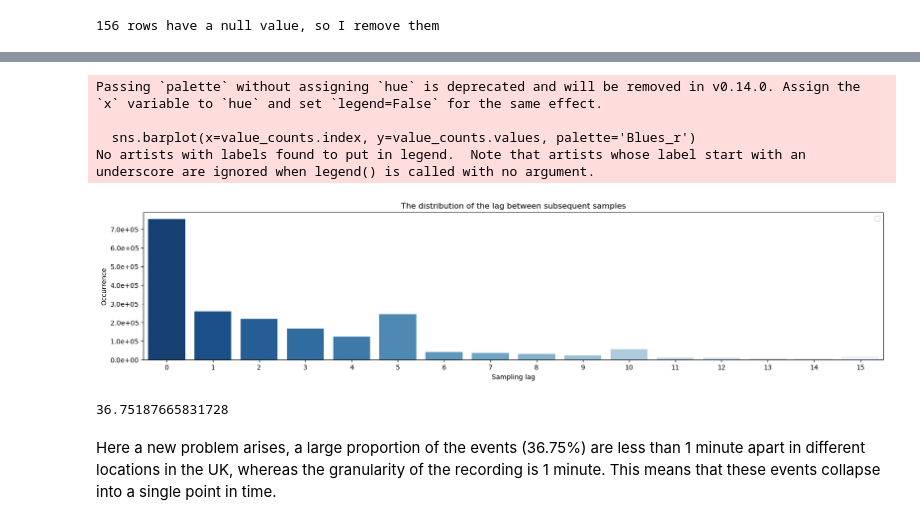
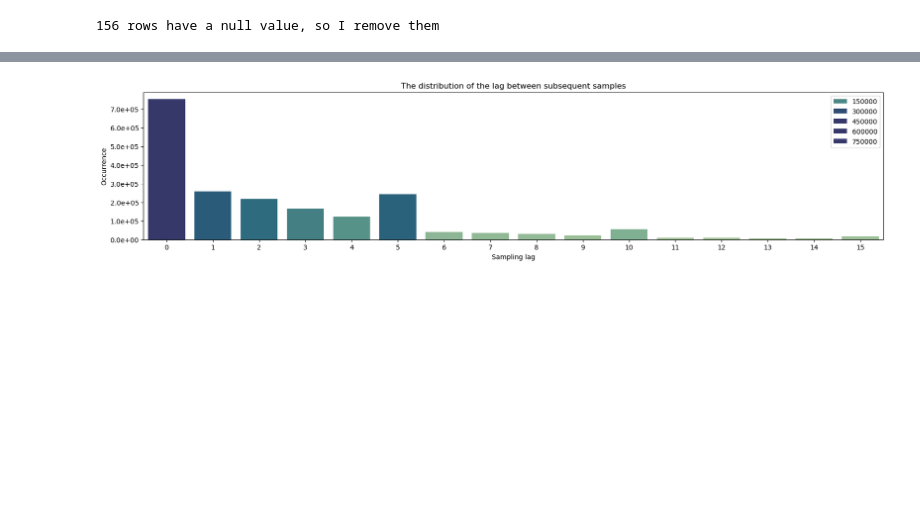
Before and after one commit to fedeStaffo/UK-Traffic-Accidents-Classification-Clustering-TimeSeries, a Jupyter notebook: time_series_analysis/time_series_analysis.ipynb, the cells around one changed output, grey strips where cells are left out. Cells and saved outputs as stored; diff of their text form; code cells hidden in the pictures; blank space fills up the shorter version.

```diff
--- a/time_series_analysis/time_series_analysis.ipynb
+++ b/time_series_analysis/time_series_analysis.ipynb
@@ -37,13 +44,18 @@ However, there's still the problem of daylight savings time, which causes some i
 # %%
-DATASET_NAME='Accident_Information.csv'
+DATASET_NAME = 'Accident_Information'
+USE_CACHED = True
 # %%
-df_original = pd.read_csv(os.path.join('../dataset', DATASET_NAME), low_memory=False)
+df_original = pd.read_csv(f'../dataset/{DATASET_NAME}{'[time_series]'if USE_CACHED else ''}.csv', low_memory=False)
 # %%
-df = (
-    df_original[['Accident_Severity', 'Date', 'Time']]
+df = df_original if USE_CACHED else (
+    df_original[['Accident_Severity', 'Date', 'Time',
+                 'Number_of_Casualties', 'Number_of_Vehicles']]
     .assign(timestamp=pd.to_datetime(df_original['Date'] + ' ' + df_original['Time']))
     .drop(columns=['Date', 'Time'])
 )
+df['timestamp'] = pd.to_datetime(df['timestamp'])
+df=df.rename({'Number_of_Casualties': 'number_of_casualties',
+          'Number_of_Vehicles': 'number_of_vehicles'}, axis='columns')
 # %%
 f'Original size = {df_original.size/1024 **
                    2:.2f} MB', f'Pruned size = {df.size/1024**2:.2f} MB'
@@ -69,26 +70,15 @@ df.describe()
 # %%
 df = df.sort_values(by='timestamp')
 df['step'] = (df['timestamp'].diff().dt.total_seconds() / 60).fillna(0)
 value_counts = df[df['step'] <= 15]['step'].value_counts().sort_index()
 
 plt.figure(figsize=(20, 4))
-sns.barplot(x=value_counts.index, y=value_counts.values, palette='Blues_r')
+sns.barplot(x=value_counts.index, y=value_counts.values, palette='crest', hue=value_counts.values,hue_norm=(1,350000))
 plt.gca().xaxis.set_major_formatter(FuncFormatter(lambda x, _: f'{int(x)}'))
 plt.gca().yaxis.set_major_formatter(FuncFormatter(lambda y, _: f'{y:.1e}'))
 plt.title('The distribution of the lag between subsequent samples')
 plt.xlabel('Sampling lag')
 plt.ylabel('Occurrence')
-plt.legend()
 plt.show()
 # %% [output]
-Passing `palette` without assigning `hue` is deprecated and will be removed in v0.14.0. Assign the `x` variable to `hue` and set `legend=False` for the same effect.
-
-  sns.barplot(x=value_counts.index, y=value_counts.values, palette='Blues_r')
-No artists with labels found to put in legend.  Note that artists whose label start with an underscore are ignored when legend() is called with no argument.
-[figure, old version]
+[figure, new version]
-# %%
-len(df[df['step']==0])/len(df)*100
-# %% [output]
-36.75187665831728
-# %% [markdown]
-Here a new problem arises, a large proportion of the events (36.75%) are less than 1 minute apart in different locations in the UK, whereas the granularity of the recording is 1 minute. This means that these events collapse into a single point in time.
```
Also changed, not shown: parts of 12 cells of this notebook, 2 other files.
